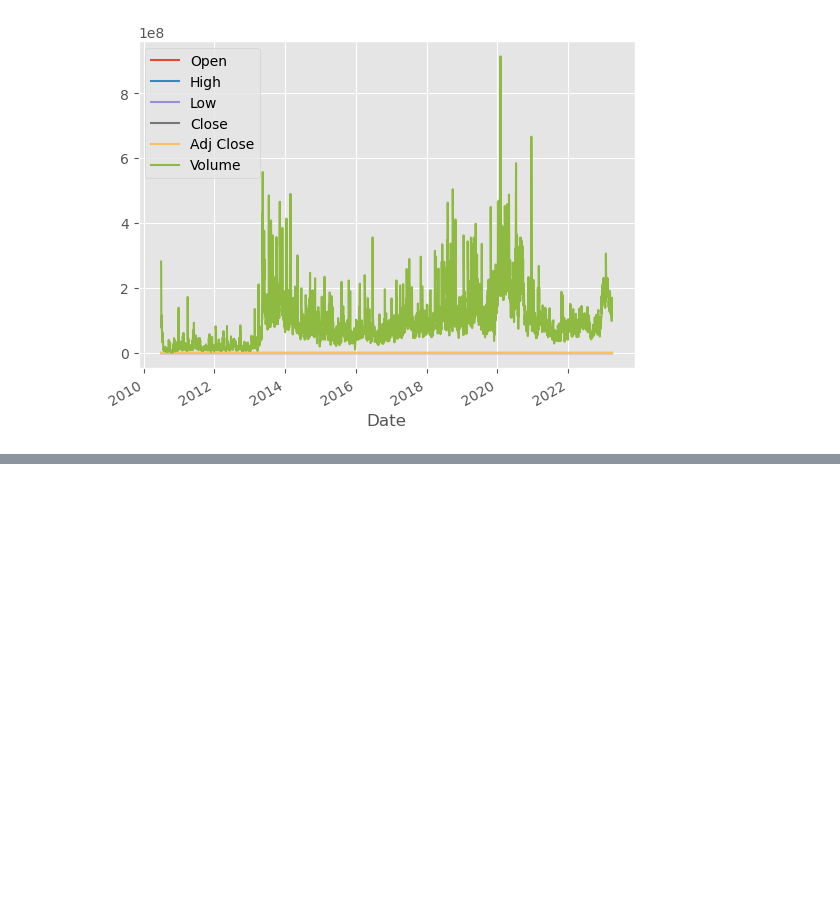
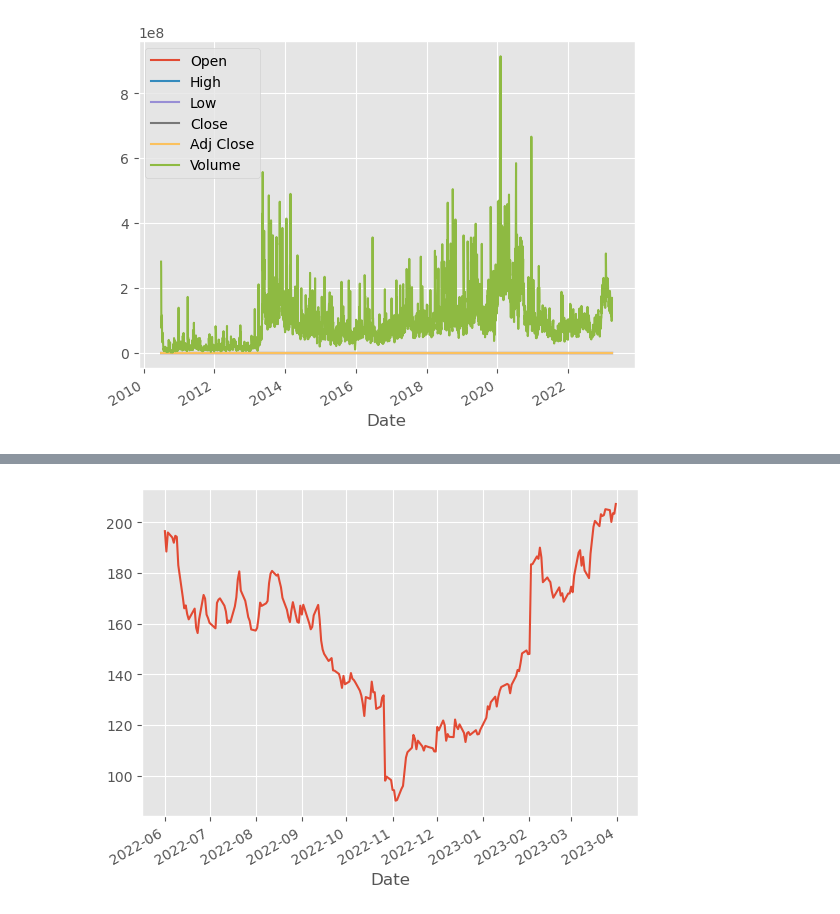
Before and after one commit to lehuynhduc16/Learn-Time-Series-Analysis, a Jupyter notebook: time_series_analysis.ipynb, the cells around one changed output, grey strips where cells are left out. Drawn from its saved outputs; the diff is of its cells as text; code cells hidden in the pictures; blank space fills up the shorter version.

```diff
--- a/time_series_analysis.ipynb
+++ b/time_series_analysis.ipynb
@@ -56,0 +120,5 @@ plt.show()
+# %%
+fb_stoke['Open']["2022-06-01":].plot()
+plt.show()
+# %% [output]
+[figure, added]
```
Also changed, not shown: parts of 10 cells of this notebook, 1 other file.
